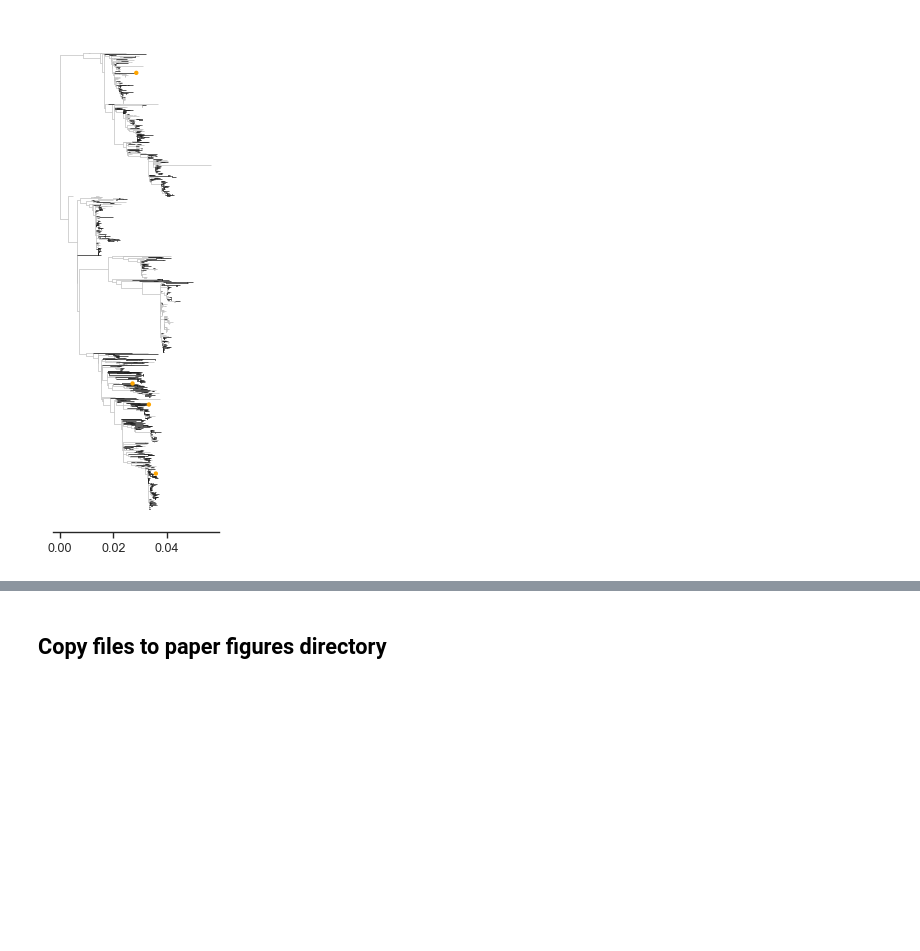
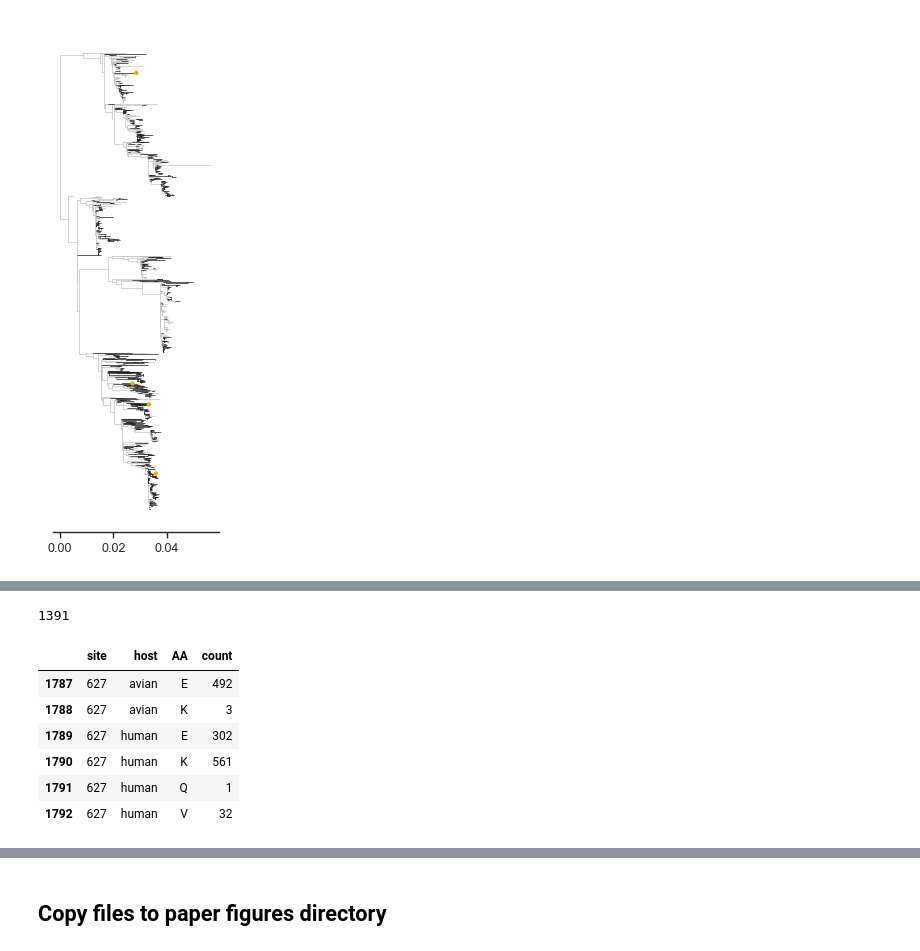
Before and after one commit to jbloomlab/PB2-DMS, a Jupyter notebook: Fig6_H7N9.ipynb, the cells around one changed output, grey strips where cells are left out. Drawn from its saved outputs; the diff is of its cells as text; code cells hidden in the pictures; blank space fills up the shorter version.

Commit message:
Finalize site-wise test

```diff
--- a/Fig6_H7N9.ipynb
+++ b/Fig6_H7N9.ipynb
@@ -822,0 +831,39 @@ for mut in ['D701N', 'S534F', 'R355K', 'T521I', 'G685R']:
+# %%
+# Read in sequences to df
+aaseqs = SeqIO.parse('data/aa_alignment_h7n9_pb2.fasta', 'fasta') # same set as in as tree
+aalist = []
+for rec in aaseqs:
+    seqlist = [rec.id] + list(rec.seq)
+    aalist.append(seqlist)
+df = pd.DataFrame(aalist)
+df.columns = ['strain'] + list(range(1, 761))
+
+# Read in metadata to annotate host species
+metadata = (pd.read_table('data/metadata_h7n9_pb2.tsv')[['strain', 'host']]
+            .replace(['anascarolinensis', 'anascrecca', 'turkey'], 'avian')
+           )
+df = pd.merge(df, metadata, on='strain')
+df = df.query('host=="avian" or host=="human"')
+
+print(len(df))
+
+# # Convert to longform
+df = pd.melt(df, id_vars=['strain', 'host'], value_vars=list(range(1, 761)),
+             var_name='site', value_name='AA')
+
+# # Group by site and host
+dfgroup = (df.groupby(['site','host','AA']).count()
+           .rename(columns={'strain':'count'})
+           .reset_index()
+          )
+# # Example
+dfgroup[dfgroup['site']==627]
+# %% [output]
+1391
+|  | site | host | AA | count |
+| 1787 | 627 | avian | E | 492 |
+| 1788 | 627 | avian | K | 3 |
+| 1789 | 627 | human | E | 302 |
+| 1790 | 627 | human | K | 561 |
+| 1791 | 627 | human | Q | 1 |
+| 1792 | 627 | human | V | 32 |
```
Also changed, not shown: parts of 7 cells of this notebook, 2 other files.
